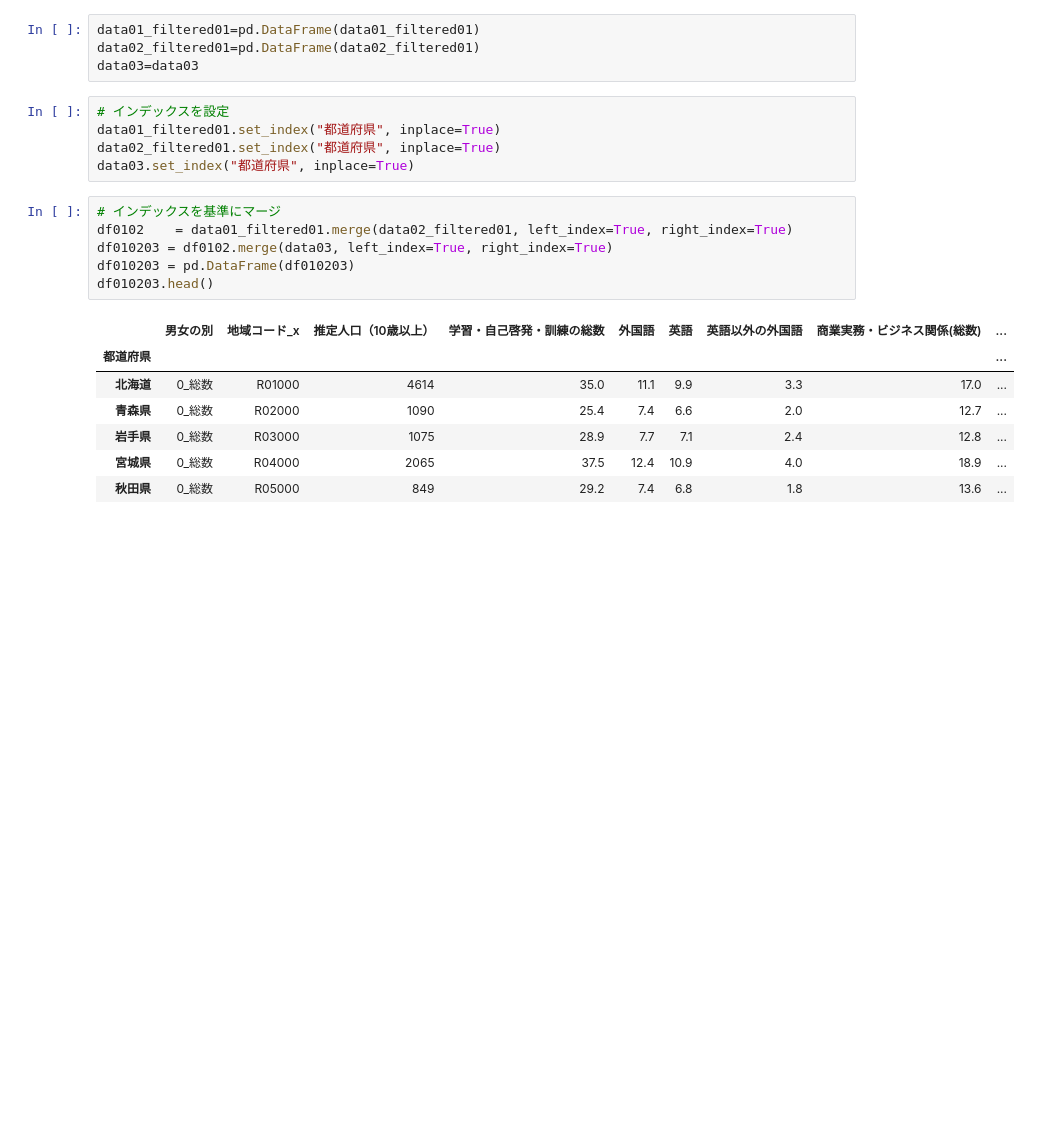
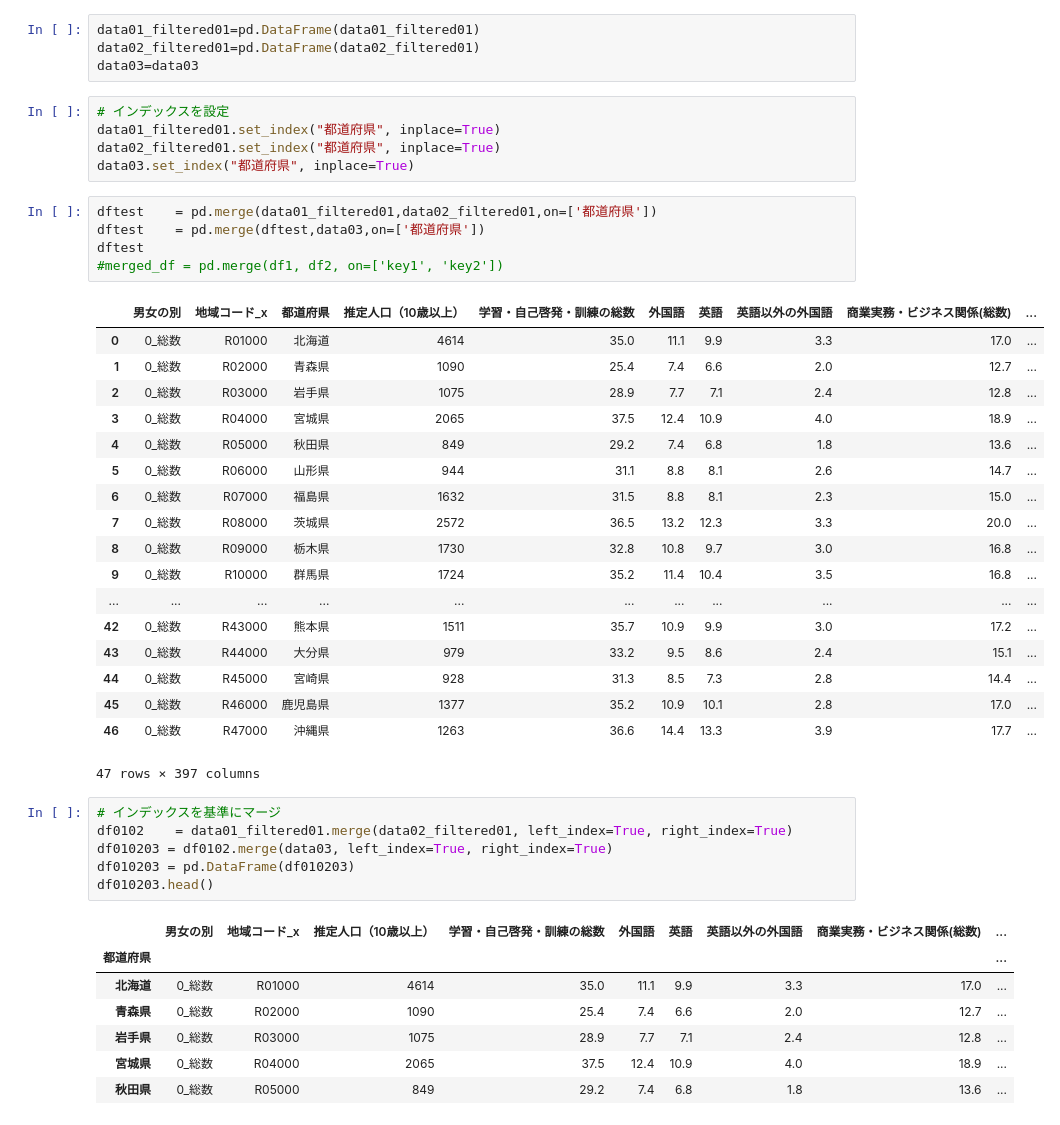
Before and after one commit to sugimotoh/classes, a Jupyter notebook: データ解析授業_続き.ipynb, the cells around one changed output. Drawn from its saved outputs; the diff is of its cells as text; blank space fills up the shorter version.

```diff
--- a/データ解析授業_続き.ipynb
+++ b/データ解析授業_続き.ipynb
@@ -58,6 +67,30 @@ data03=data03
 data01_filtered01.set_index("都道府県", inplace=True)
 data02_filtered01.set_index("都道府県", inplace=True)
 data03.set_index("都道府県", inplace=True)
+# %%
+dftest    = pd.merge(data01_filtered01,data02_filtered01,on=['都道府県'])
+dftest    = pd.merge(dftest,data03,on=['都道府県'])
+dftest
+#merged_df = pd.merge(df1, df2, on=['key1', 'key2'])
+# %% [output]
+|  | 男女の別 | 地域コード_x | 都道府県 | 推定人口（10歳以上） | 学習・自己啓発・訓練の総数 | 外国語 | 英語 | 英語以外の外国語 | 商業実務・ビジネス関係(総数) | ... |
+| 0 | 0_総数 | R01000 | 北海道 | 4614 | 35.0 | 11.1 | 9.9 | 3.3 | 17.0 | ... |
+| 1 | 0_総数 | R02000 | 青森県 | 1090 | 25.4 | 7.4 | 6.6 | 2.0 | 12.7 | ... |
+| 2 | 0_総数 | R03000 | 岩手県 | 1075 | 28.9 | 7.7 | 7.1 | 2.4 | 12.8 | ... |
+| 3 | 0_総数 | R04000 | 宮城県 | 2065 | 37.5 | 12.4 | 10.9 | 4.0 | 18.9 | ... |
+| 4 | 0_総数 | R05000 | 秋田県 | 849 | 29.2 | 7.4 | 6.8 | 1.8 | 13.6 | ... |
+| 5 | 0_総数 | R06000 | 山形県 | 944 | 31.1 | 8.8 | 8.1 | 2.6 | 14.7 | ... |
+| 6 | 0_総数 | R07000 | 福島県 | 1632 | 31.5 | 8.8 | 8.1 | 2.3 | 15.0 | ... |
+| 7 | 0_総数 | R08000 | 茨城県 | 2572 | 36.5 | 13.2 | 12.3 | 3.3 | 20.0 | ... |
+| 8 | 0_総数 | R09000 | 栃木県 | 1730 | 32.8 | 10.8 | 9.7 | 3.0 | 16.8 | ... |
+| 9 | 0_総数 | R10000 | 群馬県 | 1724 | 35.2 | 11.4 | 10.4 | 3.5 | 16.8 | ... |
+| ... | ... | ... | ... | ... | ... | ... | ... | ... | ... | ... |
+| 42 | 0_総数 | R43000 | 熊本県 | 1511 | 35.7 | 10.9 | 9.9 | 3.0 | 17.2 | ... |
+| 43 | 0_総数 | R44000 | 大分県 | 979 | 33.2 | 9.5 | 8.6 | 2.4 | 15.1 | ... |
+| 44 | 0_総数 | R45000 | 宮崎県 | 928 | 31.3 | 8.5 | 7.3 | 2.8 | 14.4 | ... |
+| 45 | 0_総数 | R46000 | 鹿児島県 | 1377 | 35.2 | 10.9 | 10.1 | 2.8 | 17.0 | ... |
+| 46 | 0_総数 | R47000 | 沖縄県 | 1263 | 36.6 | 14.4 | 13.3 | 3.9 | 17.7 | ... |
+47 rows × 397 columns
 # %%
 # インデックスを基準にマージ
 df0102    = data01_filtered01.merge(data02_filtered01, left_index=True, right_index=True)
```
Also changed, not shown: parts of 3 cells of this notebook.
